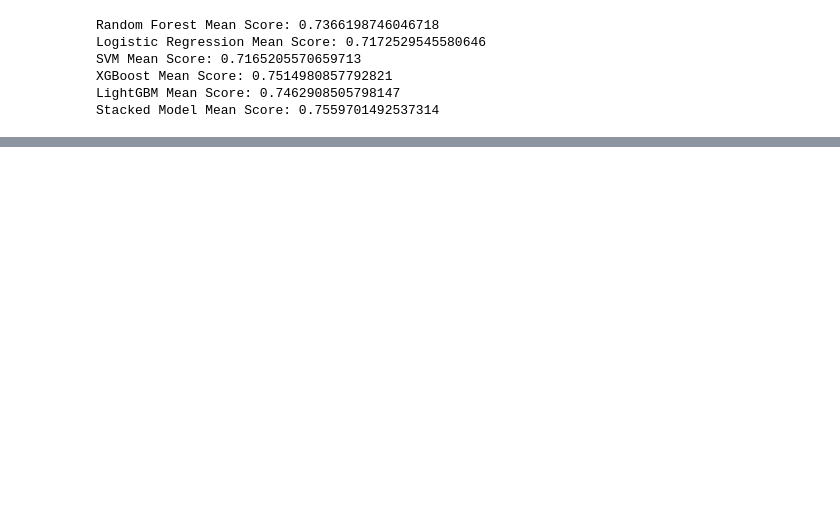
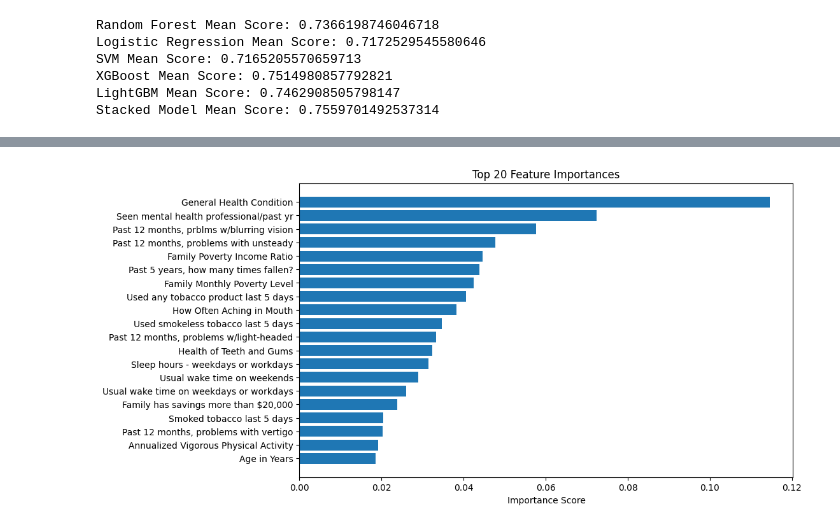
Before and after one commit to simon-rupp/ML_Final_Project, a Jupyter notebook: Project_Script.ipynb, the cells around one changed output, grey strips where cells are left out. Cells and saved outputs as stored; diff of their text form; code cells hidden in the pictures; blank space fills up the shorter version.

```diff
--- a/Project_Script.ipynb
+++ b/Project_Script.ipynb
@@ -348,0 +332,8 @@ Stacked Model Mean Score: 0.7559701492537314
+# %%
+importances = randomForest.feature_importances_
+features = X.columns
+
+importance_df = pd.DataFrame({'Feature': features, 'Importance': importances})
+importance_df = importance_df.sort_values(by='Importance', ascending=False).head(20)
+
+print(importance_df)
@@ -348,0 +358,34 @@ Stacked Model Mean Score: 0.7559701492537314
+# %%
+feature_name_mapping = {
+    'HUQ010': 'General Health Condition',
+    'HUQ090': 'Seen mental health professional/past yr',
+    'BAQ321B': 'Past 12 months, prblms w/blurring vision',
+    'BAQ321C': 'Past 12 months, problems with unsteady',
+    'INDFMPIR': 'Family Poverty Income Ratio',
+    'BAQ530': 'Past 5 years, how many times fallen?',
+    'INDFMMPC': 'Family Monthly Poverty Level',
+    'SMDANY': 'Used any tobacco product last 5 days',
+    'OHQ620': 'How Often Aching in Mouth',
+    'BAQ321D': 'Past 12 months, problems w/light-headed',
+    'OHQ845': 'Health of Teeth and Gums',
+    'SLD012': 'Sleep hours - weekdays or workdays',
+    'SLQ310': 'Usual wake time on weekdays or workdays',
+    'SLQ330': 'Usual wake time on weekends',
+    'INQ300': 'Family has savings more than $20,000',
+    'SMQ681': 'Smoked tobacco last 5 days',
+    'SMQ851': 'Used smokeless tobacco last 5 days',
+    'BAQ321A': 'Past 12 months, problems with vertigo',
+    'PAD810_annualized': 'Annualized Vigorous Physical Activity',
+    'RIDAGEYR': 'Age in Years'
+}
+
+importance_df['Feature'] = importance_df['Feature'].map(feature_name_mapping)
+
+plt.figure(figsize=(10, 6))
+plt.barh(importance_df['Feature'], importance_df['Importance'])
+plt.gca().invert_yaxis()
+plt.xlabel('Importance Score')
+plt.title('Top 20 Feature Importances')
+plt.show()
+# %% [output]
+[figure, added]
```
Also changed, not shown: parts of 13 cells of this notebook.
